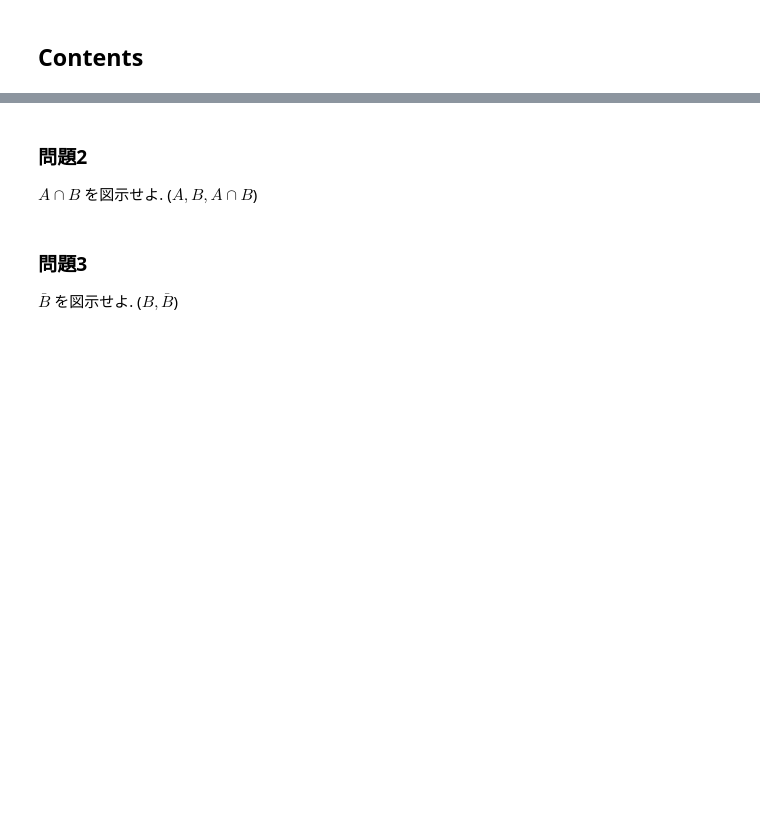
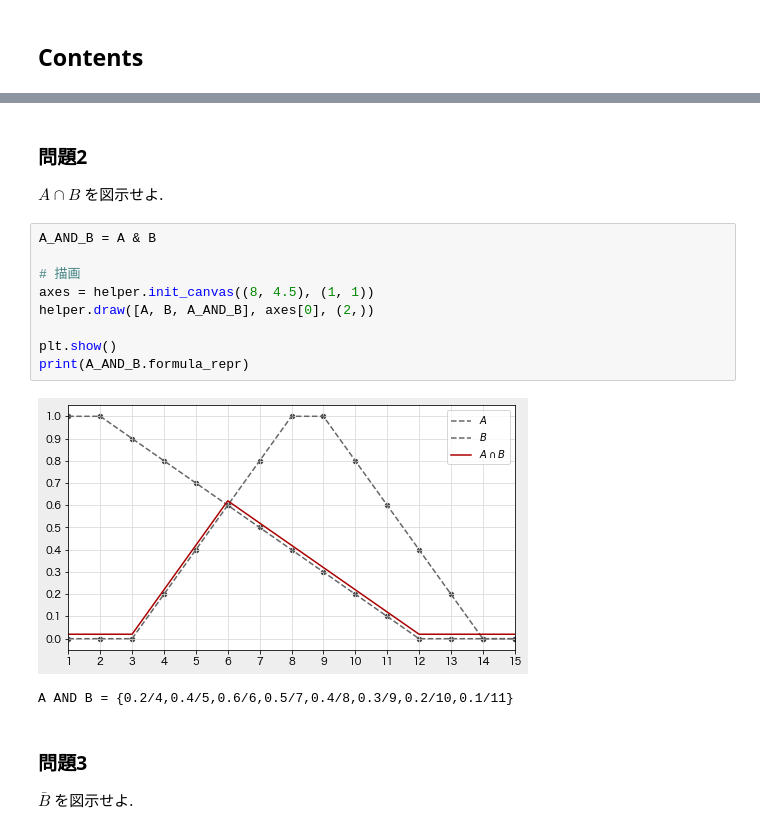
Before and after one commit to Enchan1207/Fuzzy, a Jupyter notebook: Report.ipynb, the cells around one changed output, grey strips where cells are left out. Cells and saved outputs as stored; diff of their text form; blank space fills up the shorter version.

```diff
--- a/Report.ipynb
+++ b/Report.ipynb
@@ -13,8 +47,20 @@ $A \cup B$ を図示せよ. ($A, B, A \cup B$)
 # %% [markdown]
 ### 問題2
 
-$A \cap B$ を図示せよ. ($A, B, A \cap B$)
+$A \cap B$ を図示せよ.
+# %%
+A_AND_B = A & B
+
+# 描画
+axes = helper.init_canvas((8, 4.5), (1, 1))
+helper.draw([A, B, A_AND_B], axes[0], (2,))
+
+plt.show()
+print(A_AND_B.formula_repr)
+# %% [output]
+[figure, added]
+A AND B = {0.2/4,0.4/5,0.6/6,0.5/7,0.4/8,0.3/9,0.2/10,0.1/11}
 # %% [markdown]
 ### 問題3
 
-$\bar{B}$ を図示せよ. ($B, \bar{B}$)
+$\bar{B}$ を図示せよ.
```
Also changed, not shown: parts of 19 cells of this notebook.
